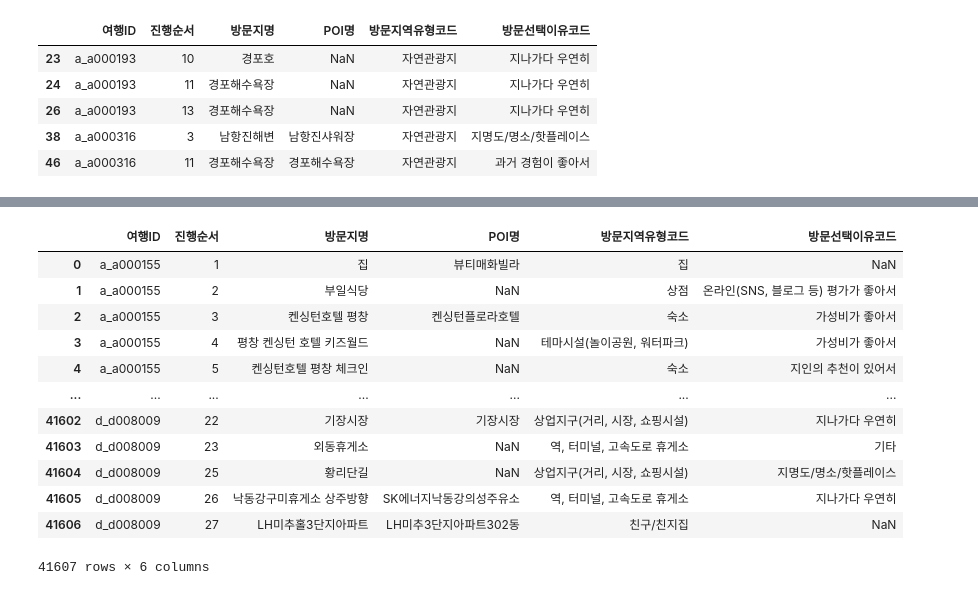
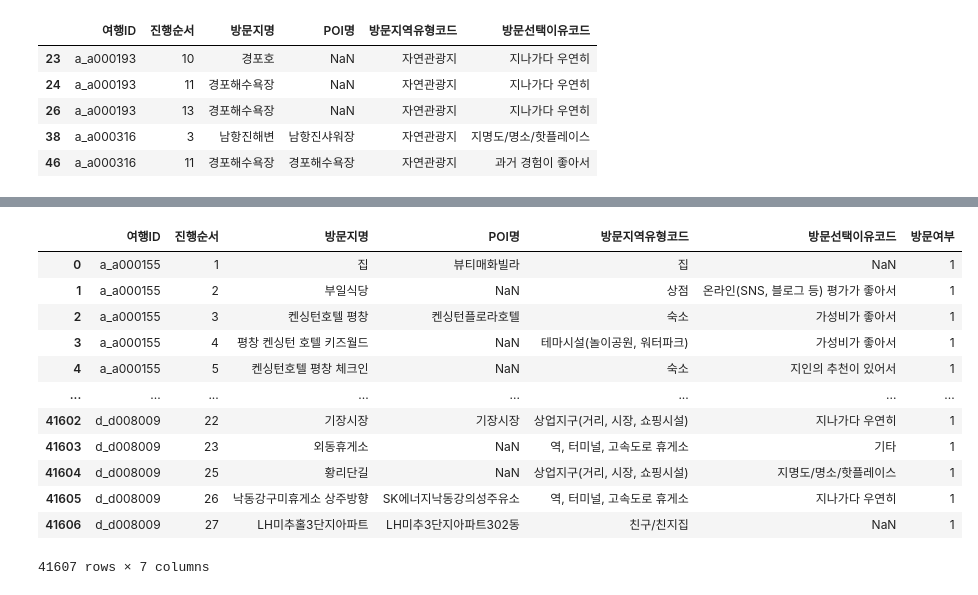
Before and after one commit to ssoom98/where2go, a Jupyter notebook: choi/preprocessing/가설검증전처리.ipynb, the cells around one changed output, grey strips where cells are left out. Drawn from its saved outputs; the diff is of its cells as text; code cells hidden in the pictures.

```diff
--- a/choi/preprocessing/가설검증전처리.ipynb
+++ b/choi/preprocessing/가설검증전처리.ipynb
@@ -507,16 +542,19 @@ merged
 # %%
+va_info['방문여부']=1
+visit_matrix = va_info.pivot_table(index='여행ID',columns = '방문지역유형코드',values='방문여부',aggfunc='max',fill_value=0).reset_index()
+visit_matrix.columns.name = None
 va_info
 # %% [output]
-|  | 여행ID | 진행순서 | 방문지명 | POI명 | 방문지역유형코드 | 방문선택이유코드 |
-| 0 | a_a000155 | 1 | 집 | 뷰티매화빌라 | 집 | NaN |
-| 1 | a_a000155 | 2 | 부일식당 | NaN | 상점 | 온라인(SNS, 블로그 등) 평가가 좋아서 |
-| 2 | a_a000155 | 3 | 켄싱턴호텔 평창 | 켄싱턴플로라호텔 | 숙소 | 가성비가 좋아서 |
-| 3 | a_a000155 | 4 | 평창 켄싱턴 호텔 키즈월드 | NaN | 테마시설(놀이공원, 워터파크) | 가성비가 좋아서 |
-| 4 | a_a000155 | 5 | 켄싱턴호텔 평창 체크인 | NaN | 숙소 | 지인의 추천이 있어서 |
-| ... | ... | ... | ... | ... | ... | ... |
-| 41602 | d_d008009 | 22 | 기장시장 | 기장시장 | 상업지구(거리, 시장, 쇼핑시설) | 지나가다 우연히 |
-| 41603 | d_d008009 | 23 | 외동휴게소 | NaN | 역, 터미널, 고속도로 휴게소 | 기타 |
-| 41604 | d_d008009 | 25 | 황리단길 | NaN | 상업지구(거리, 시장, 쇼핑시설) | 지명도/명소/핫플레이스 |
-| 41605 | d_d008009 | 26 | 낙동강구미휴게소 상주방향 | SK에너지낙동강의성주유소 | 역, 터미널, 고속도로 휴게소 | 지나가다 우연히 |
-| 41606 | d_d008009 | 27 | LH미추홀3단지아파트 | LH미추3단지아파트302동 | 친구/친지집 | NaN |
+|  | 여행ID | 진행순서 | 방문지명 | POI명 | 방문지역유형코드 | 방문선택이유코드 | 방문여부 |
+| 0 | a_a000155 | 1 | 집 | 뷰티매화빌라 | 집 | NaN | 1 |
+| 1 | a_a000155 | 2 | 부일식당 | NaN | 상점 | 온라인(SNS, 블로그 등) 평가가 좋아서 | 1 |
+| 2 | a_a000155 | 3 | 켄싱턴호텔 평창 | 켄싱턴플로라호텔 | 숙소 | 가성비가 좋아서 | 1 |
+| 3 | a_a000155 | 4 | 평창 켄싱턴 호텔 키즈월드 | NaN | 테마시설(놀이공원, 워터파크) | 가성비가 좋아서 | 1 |
+| 4 | a_a000155 | 5 | 켄싱턴호텔 평창 체크인 | NaN | 숙소 | 지인의 추천이 있어서 | 1 |
+| ... | ... | ... | ... | ... | ... | ... | ... |
+| 41602 | d_d008009 | 22 | 기장시장 | 기장시장 | 상업지구(거리, 시장, 쇼핑시설) | 지나가다 우연히 | 1 |
+| 41603 | d_d008009 | 23 | 외동휴게소 | NaN | 역, 터미널, 고속도로 휴게소 | 기타 | 1 |
+| 41604 | d_d008009 | 25 | 황리단길 | NaN | 상업지구(거리, 시장, 쇼핑시설) | 지명도/명소/핫플레이스 | 1 |
+| 41605 | d_d008009 | 26 | 낙동강구미휴게소 상주방향 | SK에너지낙동강의성주유소 | 역, 터미널, 고속도로 휴게소 | 지나가다 우연히 | 1 |
+| 41606 | d_d008009 | 27 | LH미추홀3단지아파트 | LH미추3단지아파트302동 | 친구/친지집 | NaN | 1 |
-41607 rows × 6 columns
+41607 rows × 7 columns
```
Also changed, not shown: parts of 33 cells of this notebook, 1 other file.
